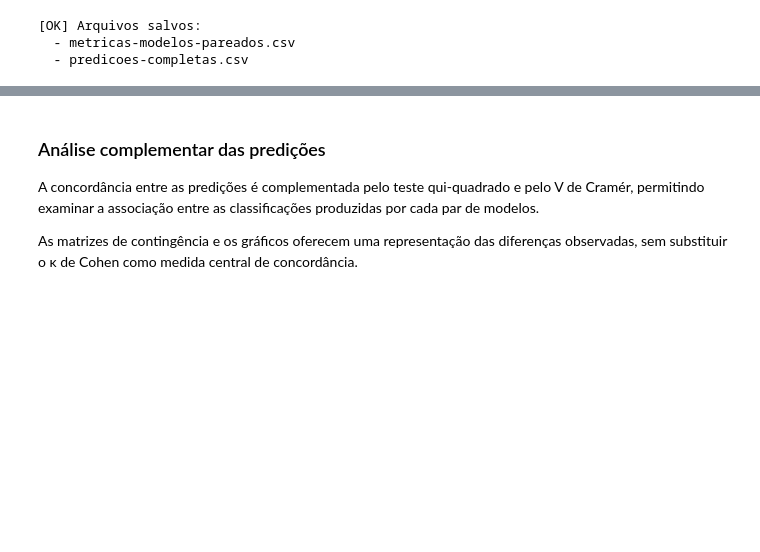
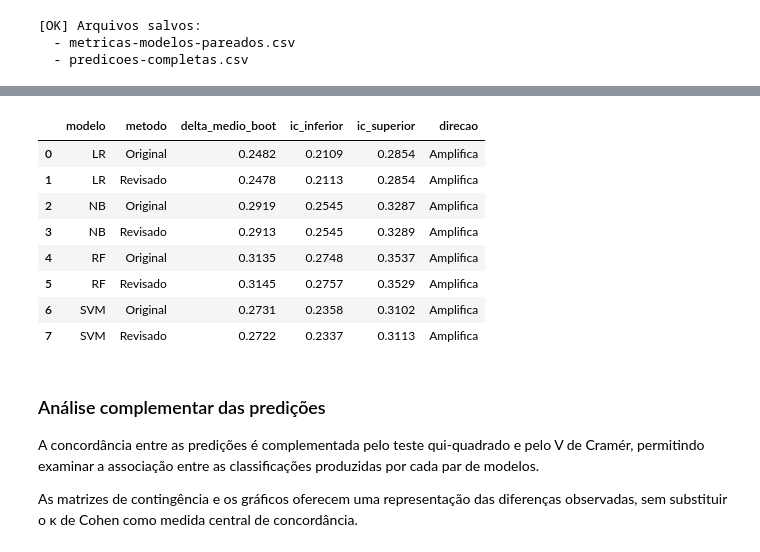
Before and after one commit to alexfeitosa72/mada, a Jupyter notebook: fase2-dados-empiricos.ipynb, the cells around one changed output, grey strips where cells are left out. Cells and saved outputs as stored; diff of their text form; code cells hidden in the pictures; blank space fills up the shorter version.

```diff
--- a/fase2-dados-empiricos.ipynb
+++ b/fase2-dados-empiricos.ipynb
@@ -160,7 +160,7 @@ N_FOLDS = 5
 
 DATA_DIR = Path("dados")
 INPUT_FILE = DATA_DIR / "02-logs-processados" / "mqd-1222-majoritarias.csv"
-RESULTS_DIR = DATA_DIR / "03-resultados-empiricos"
+RESULTS_DIR = DATA_DIR / "03-resultados-empiricos" / "revisao"
 GRAFICOS_DIR = RESULTS_DIR / "graficos-empiricos"
 
 # Garante a existência dos diretórios de saída
@@ -606,3 +651,100 @@ print("  - predicoes-completas.csv")
+# %%
+# Comparação dos procedimentos de bootstrap para Δκ
+import numpy as np
+import pandas as pd
+from sklearn.metrics import cohen_kappa_score
+
+N_BOOT = 10000
+resultados_comparacao = []
+
+for modelo, dados in df_predicoes.groupby("modelo"):
+    folds = [
+        grupo.reset_index(drop=True)
+        for _, grupo in dados.groupby("fold")
+    ]
+
+    rng_global = np.random.default_rng(SEED)
+    rng_folds = np.random.default_rng(SEED)
+
+    delta_global = np.empty(N_BOOT)
+    delta_folds = np.empty(N_BOOT)
+
+    for b in range(N_BOOT):
+
+        # Método original: todas as predições reunidas
+        idx = rng_global.integers(0, len(dados), len(dados))
+        amostra = dados.iloc[idx]
+
+        k_global = cohen_kappa_score(
+            amostra["pred_masculino"],
+            amostra["pred_feminino"]
+        )
+        delta_global[b] = kappa_anot - k_global
+
+        # Método revisado: reamostragem dentro de cada fold
+        kappas = []
+
+        for fold in folds:
+            idx = rng_folds.integers(0, len(fold), len(fold))
+            amostra_fold = fold.iloc[idx]
+
+            k = cohen_kappa_score(
+                amostra_fold["pred_masculino"],
+                amostra_fold["pred_feminino"]
+            )
+            kappas.append(k)
+
+        delta_folds[b] = kappa_anot - np.mean(kappas)
+
+    for metodo, valores in [
+        ("Original", delta_global),
+        ("Revisado", delta_folds)
+    ]:
+        validos = valores[np.isfinite(valores)]
+
+        if len(validos) != N_BOOT:
+            raise ValueError(
+                f"{modelo}: bootstrap {metodo} produziu "
+                f"{N_BOOT - len(validos)} estimativas inválidas."
+            )
+
+        li, ls = np.percentile(validos, [2.5, 97.5])
+
+        direcao = (
+            "Amplifica" if li > 0
+            else "Converge" if ls < 0
+            else "Inconclusivo"
+        )
+
+        resultados_comparacao.append({
+            "modelo": modelo,
+            "metodo": metodo,
+            "delta_medio_boot": validos.mean(),
+            "ic_inferior": li,
+            "ic_superior": ls,
+            "direcao": direcao
+        })
+
+df_comparacao_bootstrap = pd.DataFrame(resultados_comparacao)
+
+display(
+    df_comparacao_bootstrap
+    .sort_values(["modelo", "metodo"])
+    .round(4)
+)
+# Preservar a comparação na pasta da revisão.
+RESULTS_DIR.mkdir(parents=True, exist_ok=True)
+df_comparacao_bootstrap.to_csv(RESULTS_DIR / "comparacao-bootstrap.csv", index=False)
+# %% [output]
+|  | modelo | metodo | delta_medio_boot | ic_inferior | ic_superior | direcao |
+| 0 | LR | Original | 0.2482 | 0.2109 | 0.2854 | Amplifica |
+| 1 | LR | Revisado | 0.2478 | 0.2113 | 0.2854 | Amplifica |
+| 2 | NB | Original | 0.2919 | 0.2545 | 0.3287 | Amplifica |
+| 3 | NB | Revisado | 0.2913 | 0.2545 | 0.3289 | Amplifica |
+| 4 | RF | Original | 0.3135 | 0.2748 | 0.3537 | Amplifica |
+| 5 | RF | Revisado | 0.3145 | 0.2757 | 0.3529 | Amplifica |
+| 6 | SVM | Original | 0.2731 | 0.2358 | 0.3102 | Amplifica |
+| 7 | SVM | Revisado | 0.2722 | 0.2337 | 0.3113 | Amplifica |
 # %% [markdown]
 ### Análise complementar das predições
 
```
Also changed, not shown: parts of 14 cells of this notebook, 39 other files.
